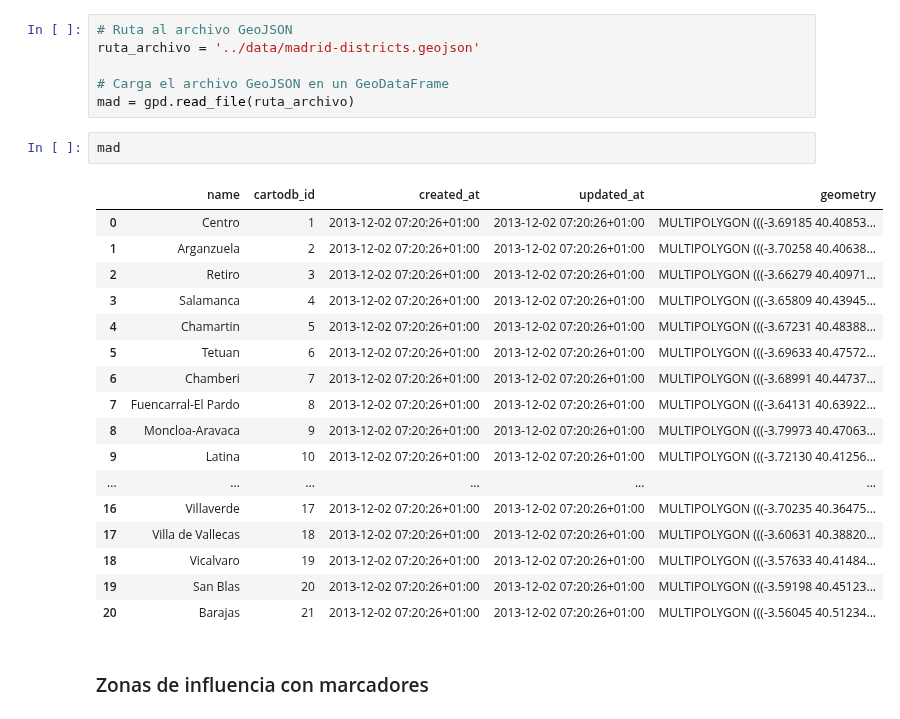
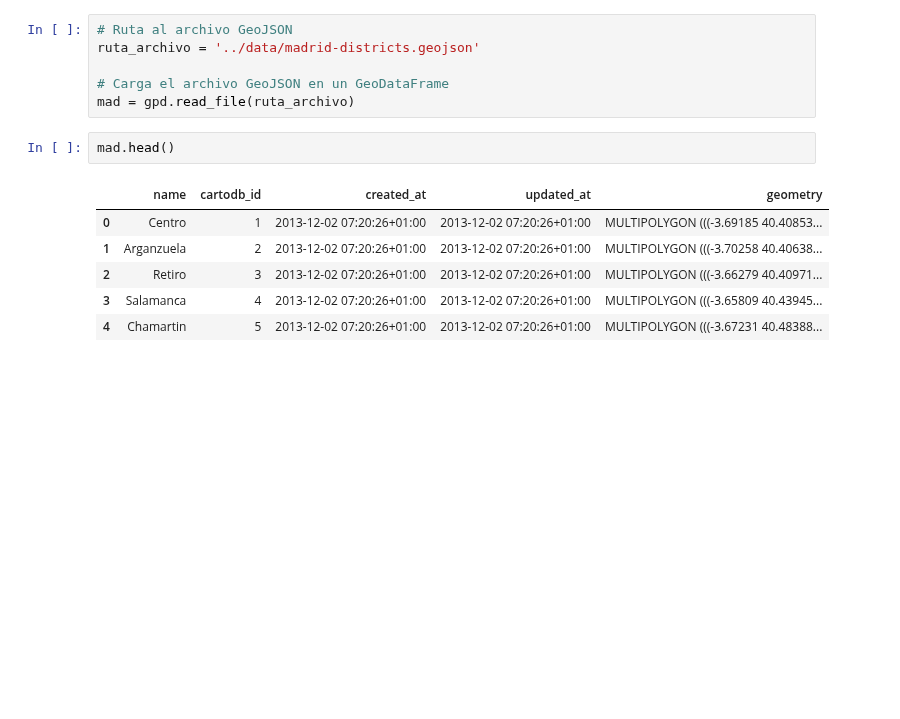
Before and after one commit to charlieciordia/AQ-MAD, a Jupyter notebook: notebook/AQ_Map_Crafting_hub.ipynb, the cells around one changed output. Saved outputs shown, nothing was run; the diff lists cells and outputs as text; blank space fills up the shorter version.

```diff
--- a/notebook/AQ_Map_Crafting_hub.ipynb
+++ b/notebook/AQ_Map_Crafting_hub.ipynb
@@ -301,24 +249,11 @@ ruta_archivo = '../data/madrid-districts.geojson'
 # Carga el archivo GeoJSON en un GeoDataFrame
 mad = gpd.read_file(ruta_archivo)
 # %%
-mad
+mad.head()
 # %% [output]
 |  | name | cartodb_id | created_at | updated_at | geometry |
 | 0 | Centro | 1 | 2013-12-02 07:20:26+01:00 | 2013-12-02 07:20:26+01:00 | MULTIPOLYGON (((-3.69185 40.40853... |
 | 1 | Arganzuela | 2 | 2013-12-02 07:20:26+01:00 | 2013-12-02 07:20:26+01:00 | MULTIPOLYGON (((-3.70258 40.40638... |
 | 2 | Retiro | 3 | 2013-12-02 07:20:26+01:00 | 2013-12-02 07:20:26+01:00 | MULTIPOLYGON (((-3.66279 40.40971... |
 | 3 | Salamanca | 4 | 2013-12-02 07:20:26+01:00 | 2013-12-02 07:20:26+01:00 | MULTIPOLYGON (((-3.65809 40.43945... |
 | 4 | Chamartin | 5 | 2013-12-02 07:20:26+01:00 | 2013-12-02 07:20:26+01:00 | MULTIPOLYGON (((-3.67231 40.48388... |
-| 5 | Tetuan | 6 | 2013-12-02 07:20:26+01:00 | 2013-12-02 07:20:26+01:00 | MULTIPOLYGON (((-3.69633 40.47572... |
-| 6 | Chamberi | 7 | 2013-12-02 07:20:26+01:00 | 2013-12-02 07:20:26+01:00 | MULTIPOLYGON (((-3.68991 40.44737... |
-| 7 | Fuencarral-El Pardo | 8 | 2013-12-02 07:20:26+01:00 | 2013-12-02 07:20:26+01:00 | MULTIPOLYGON (((-3.64131 40.63922... |
-| 8 | Moncloa-Aravaca | 9 | 2013-12-02 07:20:26+01:00 | 2013-12-02 07:20:26+01:00 | MULTIPOLYGON (((-3.79973 40.47063... |
-| 9 | Latina | 10 | 2013-12-02 07:20:26+01:00 | 2013-12-02 07:20:26+01:00 | MULTIPOLYGON (((-3.72130 40.41256... |
-| ... | ... | ... | ... | ... | ... |
-| 16 | Villaverde | 17 | 2013-12-02 07:20:26+01:00 | 2013-12-02 07:20:26+01:00 | MULTIPOLYGON (((-3.70235 40.36475... |
-| 17 | Villa de Vallecas | 18 | 2013-12-02 07:20:26+01:00 | 2013-12-02 07:20:26+01:00 | MULTIPOLYGON (((-3.60631 40.38820... |
-| 18 | Vicalvaro | 19 | 2013-12-02 07:20:26+01:00 | 2013-12-02 07:20:26+01:00 | MULTIPOLYGON (((-3.57633 40.41484... |
-| 19 | San Blas | 20 | 2013-12-02 07:20:26+01:00 | 2013-12-02 07:20:26+01:00 | MULTIPOLYGON (((-3.59198 40.45123... |
-| 20 | Barajas | 21 | 2013-12-02 07:20:26+01:00 | 2013-12-02 07:20:26+01:00 | MULTIPOLYGON (((-3.56045 40.51234... |
-# %% [markdown]
-### Zonas de influencia con marcadores
```
Also changed, not shown: parts of 16 cells of this notebook, 4 other files.
